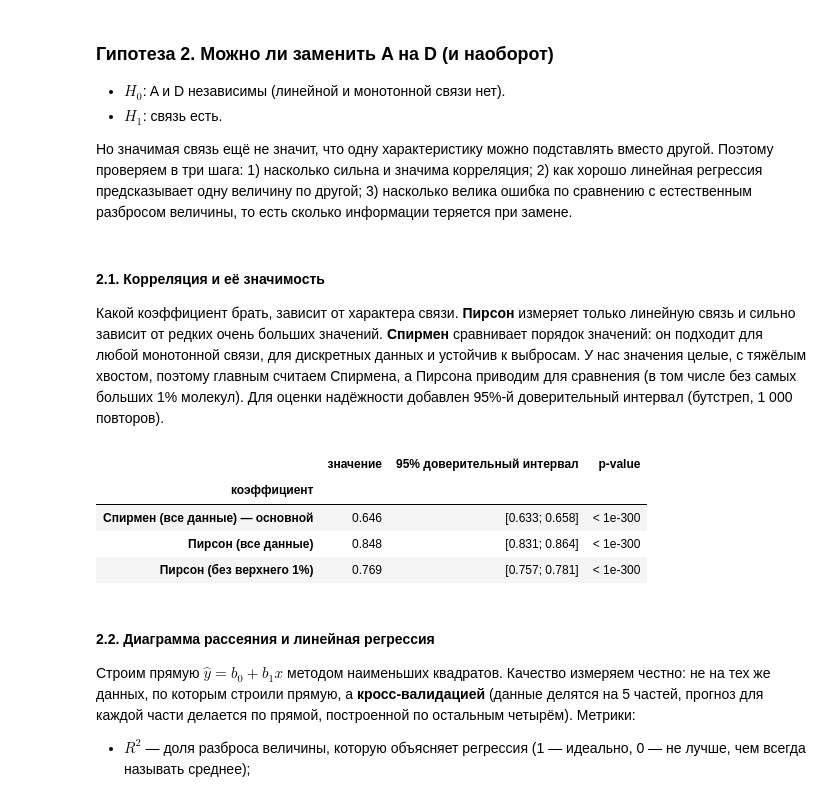
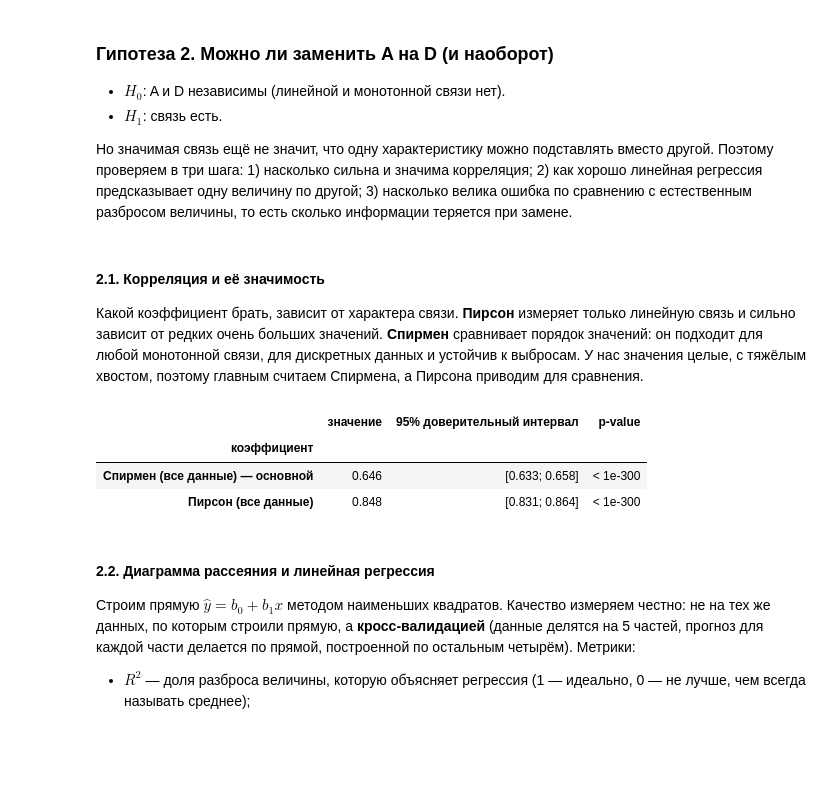
Before and after one commit to Cbl41K/StatsLab1, a Jupyter notebook: hbond_simple(1).ipynb, the cells around one changed output. Drawn from its saved outputs; the diff is of its cells as text; code cells hidden in the pictures; blank space fills up the shorter version.

```diff
--- a/hbond_simple(1).ipynb
+++ b/hbond_simple(1).ipynb
@@ -533,39 +533,37 @@ D          56.6203  5.07e-13             0.0056             да
 # %% [markdown]
 #### 2.1. Корреляция и её значимость
 
-Какой коэффициент брать, зависит от характера связи. **Пирсон** измеряет только линейную связь и сильно зависит от редких очень больших значений. **Спирмен** сравнивает порядок значений: он подходит для любой монотонной связи, для дискретных данных и устойчив к выбросам. У нас значения целые, с тяжёлым хвостом, поэтому главным считаем Спирмена, а Пирсона приводим для сравнения (в том числе без самых больших 1% молекул). Для оценки надёжности добавлен 95%-й доверительный интервал (бутстреп, 1 000 повторов).
+Какой коэффициент брать, зависит от характера связи. **Пирсон** измеряет только линейную связь и сильно зависит от редких очень больших значений. **Спирмен** сравнивает порядок значений: он подходит для любой монотонной связи, для дискретных данных и устойчив к выбросам. У нас значения целые, с тяжёлым хвостом, поэтому главным считаем Спирмена, а Пирсона приводим для сравнения.
 # %%
 def p_str(p):
     return "< 1e-300" if p == 0 else (f"{p:.2e}" if p < 1e-4 else f"{p:.4f}")
 
 core = (a <= np.percentile(a, 99)) & (d <= np.percentile(d, 99))      # без самых больших 1% по каждой величине
 
 def bootstrap_ci(func, x, y, n_boot=1000):
     values = []
     for _ in range(n_boot):
         idx = RNG.integers(0, len(x), len(x))
         values.append(func(x[idx], y[idx]))
     return np.percentile(values, [2.5, 97.5])
 
 pearson_f = lambda x, y: np.corrcoef(x, y)[0, 1]
 spearman_f = lambda x, y: stats.spearmanr(x, y).statistic
 
 rows = []
 for label, x, y in (("Спирмен (все данные) — основной", a, d),
-                    ("Пирсон (все данные)", a, d),
-                    ("Пирсон (без верхнего 1%)", a[core], d[core])):
+                    ("Пирсон (все данные)", a, d)):
     is_spearman = label.startswith("Спирмен")
     res = stats.spearmanr(x, y) if is_spearman else stats.pearsonr(x, y)
     lo, hi = bootstrap_ci(spearman_f if is_spearman else pearson_f, x, y)
     rows.append({"коэффициент": label, "значение": res.statistic if is_spearman else res.statistic,
                  "95% доверительный интервал": f"[{lo:.3f}; {hi:.3f}]", "p-value": p_str(res.pvalue)})
 pd.DataFrame(rows).set_index("коэффициент").round({"значение": 3})
 # %% [output]
 |  | значение | 95% доверительный интервал | p-value |
 | коэффициент |  |  |  |
 | Спирмен (все данные) — основной | 0.646 | [0.633; 0.658] | < 1e-300 |
 | Пирсон (все данные) | 0.848 | [0.831; 0.864] | < 1e-300 |
-| Пирсон (без верхнего 1%) | 0.769 | [0.757; 0.781] | < 1e-300 |
 # %% [markdown]
 #### 2.2. Диаграмма рассеяния и линейная регрессия
 
```
